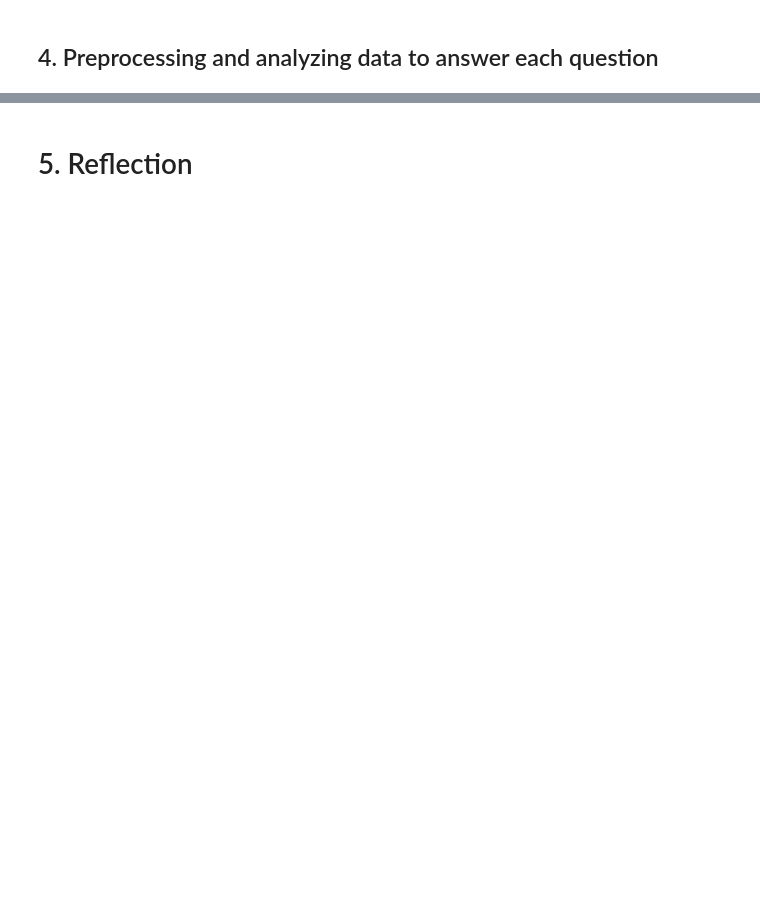
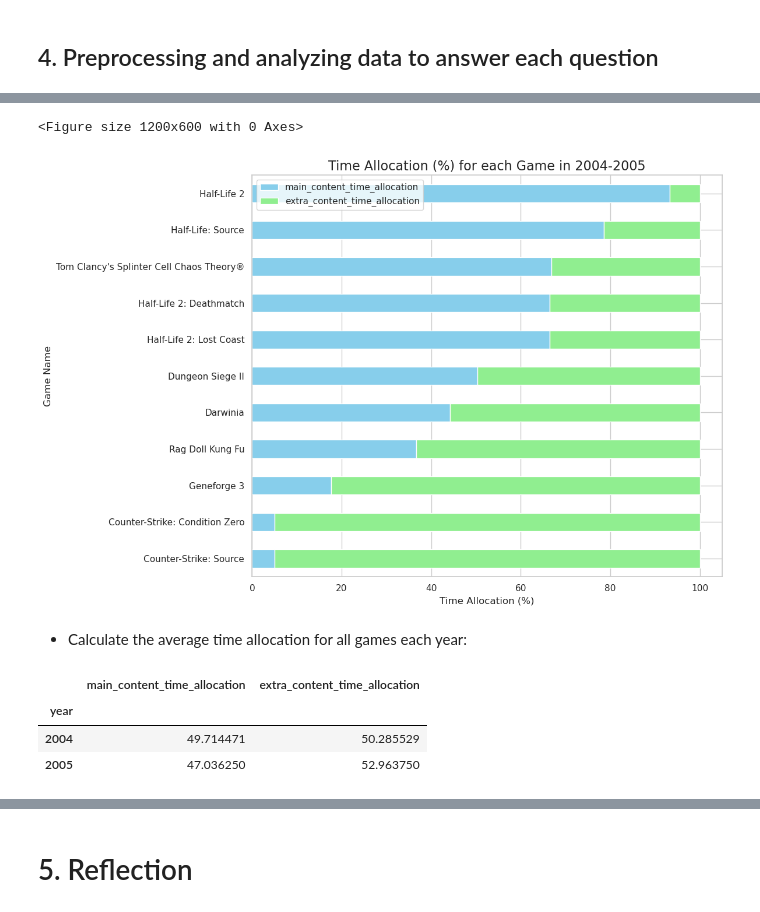
Before and after one commit to juinkinn/Programming4DS-FinalProject, a Jupyter notebook: 22127250_22127478.ipynb, the cells around one changed output, grey strips where cells are left out. Drawn from its saved outputs; the diff is of its cells as text; code cells hidden in the pictures; blank space fills up the shorter version.

```diff
--- a/22127250_22127478.ipynb
+++ b/22127250_22127478.ipynb
@@ -248,0 +300,2 @@ df
+# %%
+df_q1 = df.drop(columns=['reviewer_rating', 'positivity_ratio', 'tags', 'to_beat_extra'])
@@ -248,0 +304,2 @@ df
+# %%
+df_q1 = df_q1[(df_q1['year'] == 2004) | (df_q1['year'] == 2005)]
@@ -248,0 +328,9 @@ df
+# %%
+# Calculate
+df_q1['main_content_time_allocation'] = df_q1['to_beat_main'] / df_q1['to_beat_completionist'] * 100 # By percentage
+df_q1['extra_content_time_allocation'] = df_q1['extra_content_length'] / df_q1['to_beat_completionist'] * 100 # By percentage
+
+# Sort by main_content_time_allocation column in the descending order
+df_q1 = df_q1.sort_values(by='main_content_time_allocation', ascending=False)
+
+df_q1
@@ -248,0 +350,29 @@ df
+# %%
+# Visualize by using horizontal stacked bar chart
+plt.figure(figsize=(12, 6))
+sns.set(style="whitegrid")
+
+# Plot a stacked bar chart for time allocation
+df_q1.set_index('name')[['main_content_time_allocation', 'extra_content_time_allocation']].plot(kind='barh', stacked=True, figsize=(12, 8), color=['skyblue', 'lightgreen'])
+
+plt.gca().invert_yaxis()
+plt.title('Time Allocation (%) for each Game in 2004-2005', fontsize=16)
+plt.xlabel('Time Allocation (%)', fontsize=12)
+plt.ylabel('Game Name', fontsize=12)
+plt.tight_layout()
+
+plt.show()
+# %% [output]
+<Figure size 1200x600 with 0 Axes>
+[figure, added]
+# %% [markdown]
+- Calculate the average time allocation for all games each year:
+# %%
+# Calculate
+avg_time_allocation_by_year = df_q1.groupby('year')[['main_content_time_allocation', 'extra_content_time_allocation']].mean()
+avg_time_allocation_by_year
+# %% [output]
+|  | main_content_time_allocation | extra_content_time_allocation |
+| year |  |  |
+| 2004 | 49.714471 | 50.285529 |
+| 2005 | 47.036250 | 52.963750 |
```
Also changed, not shown: parts of 50 cells of this notebook.
